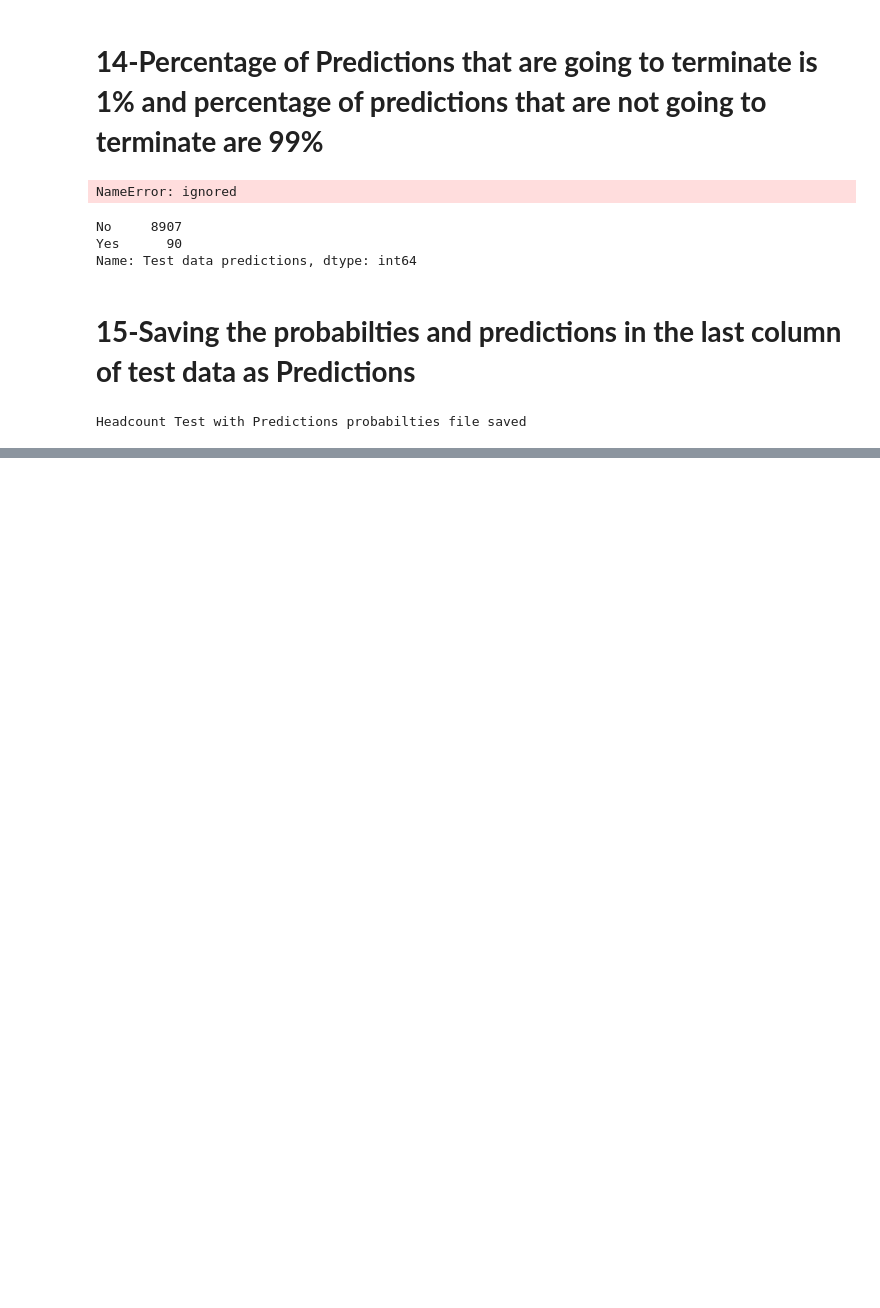
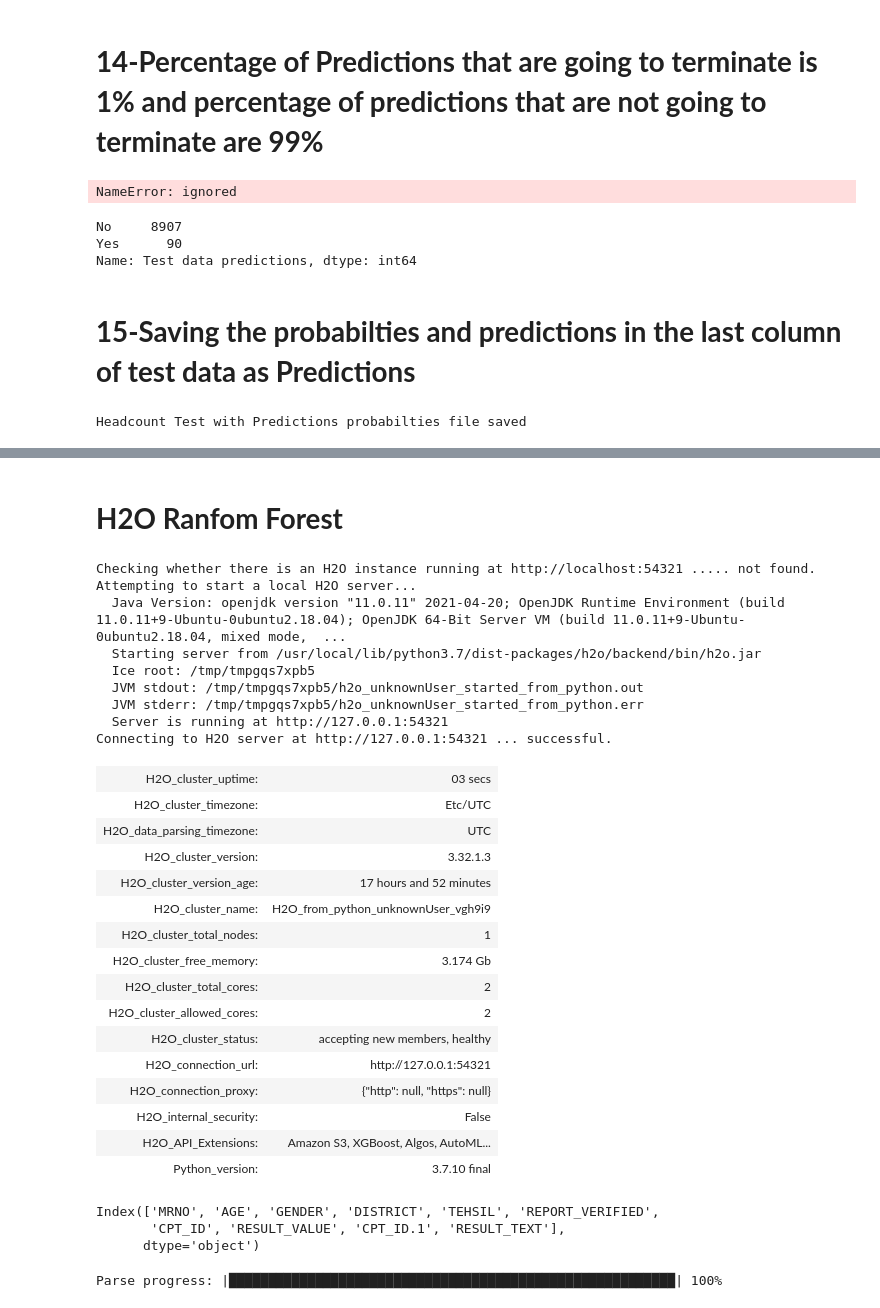
Before and after one commit to dr-mushtaq/Water-borne-diseases, a Jupyter notebook: Watern_Brone_Disease_3_23_21_(Malaria)_.ipynb, the cells around one changed output, grey strips where cells are left out. Cells and saved outputs as stored; diff of their text form; code cells hidden in the pictures; blank space fills up the shorter version.

```diff
--- a/Watern_Brone_Disease_3_23_21_(Malaria)_.ipynb
+++ b/Watern_Brone_Disease_3_23_21_(Malaria)_.ipynb
@@ -967,0 +989,2 @@ Headcount Test with Predictions probabilties file saved
+# %% [markdown]
+# **H2O Ranfom Forest**
@@ -967,0 +994,34 @@ Headcount Test with Predictions probabilties file saved
+# %%
+h2o.init()
+# %% [output]
+Checking whether there is an H2O instance running at http://localhost:54321 ..... not found.
+Attempting to start a local H2O server...
+  Java Version: openjdk version "11.0.11" 2021-04-20; OpenJDK Runtime Environment (build 11.0.11+9-Ubuntu-0ubuntu2.18.04); OpenJDK 64-Bit Server VM (build 11.0.11+9-Ubuntu-0ubuntu2.18.04, mixed mode,  ...
+  Starting server from /usr/local/lib/python3.7/dist-packages/h2o/backend/bin/h2o.jar
+  Ice root: /tmp/tmpgqs7xpb5
+  JVM stdout: /tmp/tmpgqs7xpb5/h2o_unknownUser_started_from_python.out
+  JVM stderr: /tmp/tmpgqs7xpb5/h2o_unknownUser_started_from_python.err
+  Server is running at http://127.0.0.1:54321
+Connecting to H2O server at http://127.0.0.1:54321 ... successful.
+| H2O_cluster_uptime: | 03 secs |
+| H2O_cluster_timezone: | Etc/UTC |
+| H2O_data_parsing_timezone: | UTC |
+| H2O_cluster_version: | 3.32.1.3 |
+| H2O_cluster_version_age: | 17 hours and 52 minutes |
+| H2O_cluster_name: | H2O_from_python_unknownUser_vgh9i9 |
+| H2O_cluster_total_nodes: | 1 |
+| H2O_cluster_free_memory: | 3.174 Gb |
+| H2O_cluster_total_cores: | 2 |
+| H2O_cluster_allowed_cores: | 2 |
+| H2O_cluster_status: | accepting new members, healthy |
+| H2O_connection_url: | http://127.0.0.1:54321 |
+| H2O_connection_proxy: | {"http": null, "https": null} |
+| H2O_internal_security: | False |
+| H2O_API_Extensions: | Amazon S3, XGBoost, Algos, AutoML... |
+| Python_version: | 3.7.10 final |
+# %%
+Train_data.columns
+# %% [output]
+Index(['MRNO', 'AGE', 'GENDER', 'DISTRICT', 'TEHSIL', 'REPORT_VERIFIED',
+       'CPT_ID', 'RESULT_VALUE', 'CPT_ID.1', 'RESULT_TEXT'],
+      dtype='object')
@@ -967,0 +1036,4 @@ Headcount Test with Predictions probabilties file saved
+# %%
+hf = h2o.H2OFrame(Train_data)
+# %% [output]
+Parse progress: |█████████████████████████████████████████████████████████| 100%
```
Also changed, not shown: parts of 9 cells of this notebook.
